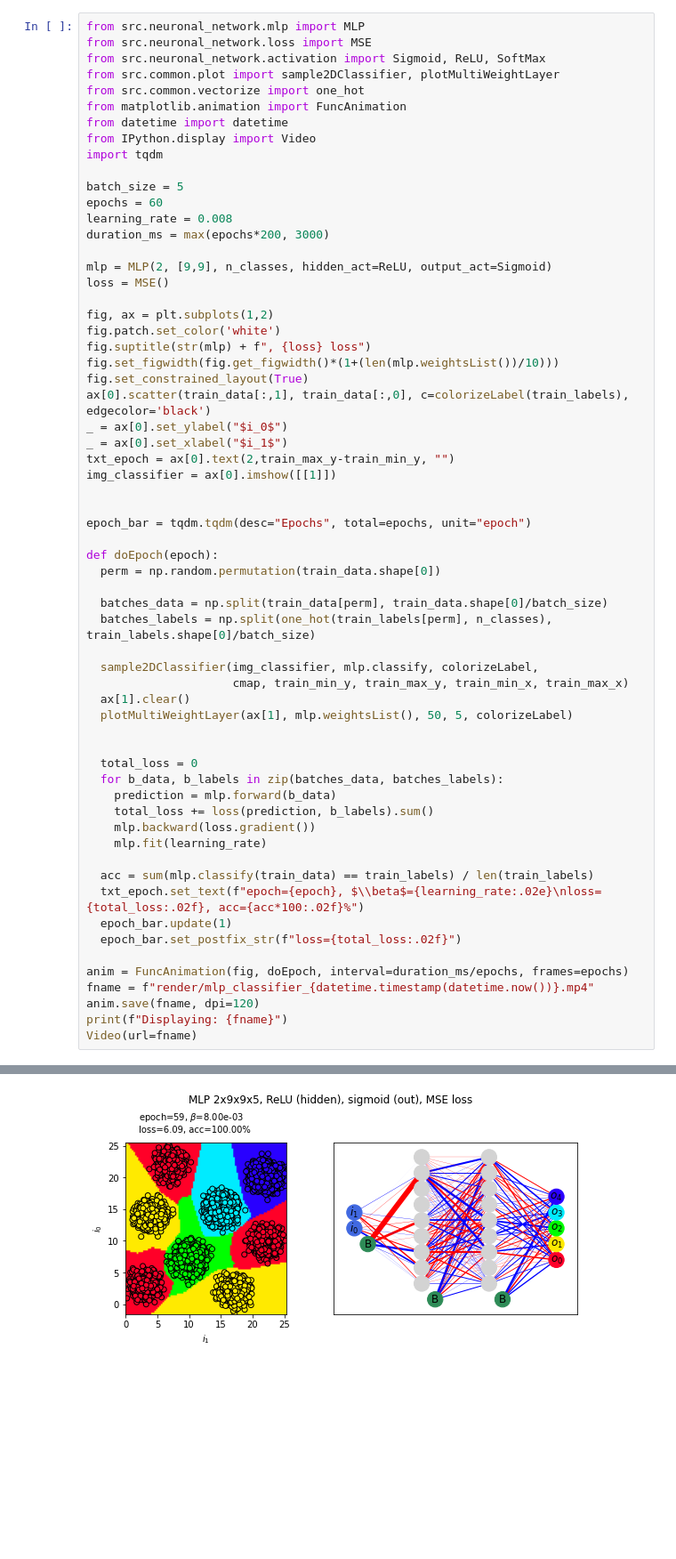
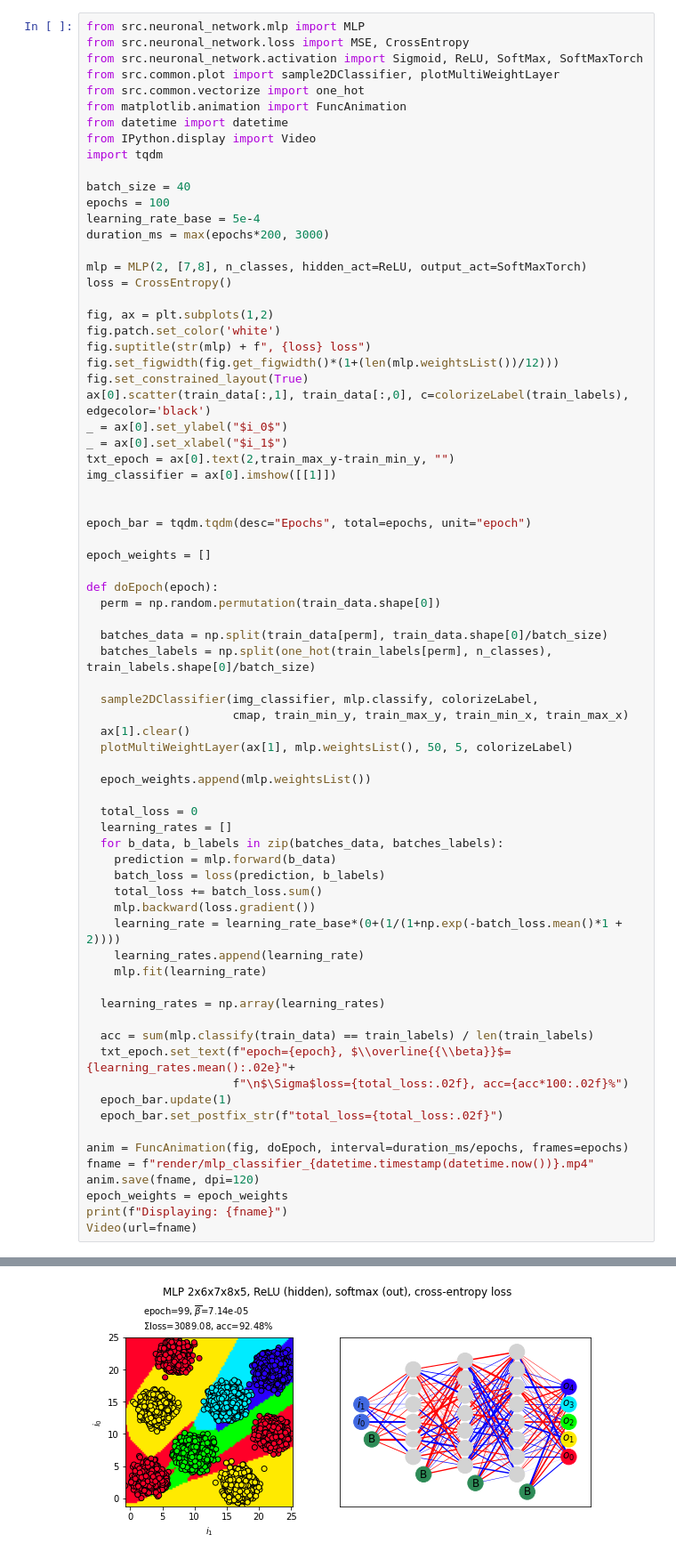
Before and after one commit to jroeger23/spass_mit_python, a Jupyter notebook: mlp.ipynb, the cells around one changed output, grey strips where cells are left out. Shown: that part at 89% size. Drawn from its saved outputs; the diff is of its cells as text; blank space fills up the shorter version.

```diff
--- a/mlp.ipynb
+++ b/mlp.ipynb
@@ -34,7 +34,7 @@ _ = ax.set_xlabel("$i_1$")
 # %%
 from src.neuronal_network.mlp import MLP
-from src.neuronal_network.loss import MSE
-from src.neuronal_network.activation import Sigmoid, ReLU, SoftMax
+from src.neuronal_network.loss import MSE, CrossEntropy
+from src.neuronal_network.activation import Sigmoid, ReLU, SoftMax, SoftMaxTorch
 from src.common.plot import sample2DClassifier, plotMultiWeightLayer
 from src.common.vectorize import one_hot
 from matplotlib.animation import FuncAnimation
@@ -42,18 +42,18 @@ from datetime import datetime
 from IPython.display import Video
 import tqdm
 
-batch_size = 5
-epochs = 60
-learning_rate = 0.008
+batch_size = 40
+epochs = 100
+learning_rate_base = 5e-4
 duration_ms = max(epochs*200, 3000)
 
-mlp = MLP(2, [9,9], n_classes, hidden_act=ReLU, output_act=Sigmoid)
-loss = MSE()
+mlp = MLP(2, [7,8], n_classes, hidden_act=ReLU, output_act=SoftMaxTorch)
+loss = CrossEntropy()
 
 fig, ax = plt.subplots(1,2)
 fig.patch.set_color('white')
 fig.suptitle(str(mlp) + f", {loss} loss")
-fig.set_figwidth(fig.get_figwidth()*(1+(len(mlp.weightsList())/10)))
+fig.set_figwidth(fig.get_figwidth()*(1+(len(mlp.weightsList())/12)))
 fig.set_constrained_layout(True)
 ax[0].scatter(train_data[:,1], train_data[:,0], c=colorizeLabel(train_labels), edgecolor='black')
 _ = ax[0].set_ylabel("$i_0$")
@@ -63,6 +63,8 @@ img_classifier = ax[0].imshow([[1]])
 
 
 epoch_bar = tqdm.tqdm(desc="Epochs", total=epochs, unit="epoch")
+
+epoch_weights = []
 
 def doEpoch(epoch):
   perm = np.random.permutation(train_data.shape[0])
@@ -75,22 +77,31 @@ def doEpoch(epoch):
   ax[1].clear()
   plotMultiWeightLayer(ax[1], mlp.weightsList(), 50, 5, colorizeLabel)
 
+  epoch_weights.append(mlp.weightsList())
 
   total_loss = 0
+  learning_rates = []
   for b_data, b_labels in zip(batches_data, batches_labels):
     prediction = mlp.forward(b_data)
-    total_loss += loss(prediction, b_labels).sum()
+    batch_loss = loss(prediction, b_labels)
+    total_loss += batch_loss.sum()
     mlp.backward(loss.gradient())
+    learning_rate = learning_rate_base*(0+(1/(1+np.exp(-batch_loss.mean()*1 + 2))))
+    learning_rates.append(learning_rate)
     mlp.fit(learning_rate)
 
+  learning_rates = np.array(learning_rates)
+
   acc = sum(mlp.classify(train_data) == train_labels) / len(train_labels)
-  txt_epoch.set_text(f"epoch={epoch}, $\\beta$={learning_rate:.02e}\nloss={total_loss:.02f}, acc={acc*100:.02f}%")
+  txt_epoch.set_text(f"epoch={epoch}, $\\overline{{\\beta}}$={learning_rates.mean():.02e}"+
+                     f"\n$\Sigma$loss={total_loss:.02f}, acc={acc*100:.02f}%")
   epoch_bar.update(1)
-  epoch_bar.set_postfix_str(f"loss={total_loss:.02f}")
+  epoch_bar.set_postfix_str(f"total_loss={total_loss:.02f}")
 
 anim = FuncAnimation(fig, doEpoch, interval=duration_ms/epochs, frames=epochs)
 fname = f"render/mlp_classifier_{datetime.timestamp(datetime.now())}.mp4"
 anim.save(fname, dpi=120)
+epoch_weights = epoch_weights
 print(f"Displaying: {fname}")
 Video(url=fname)
 # %% [output]
@@ -99,2 +110,2 @@ Displaying: render/mlp_classifier_1654305072.481596.mp4
 [interactive output not drawn]
-[figure, old version]
+[figure, new version]
```
Also changed, not shown: parts of 3 cells of this notebook.
